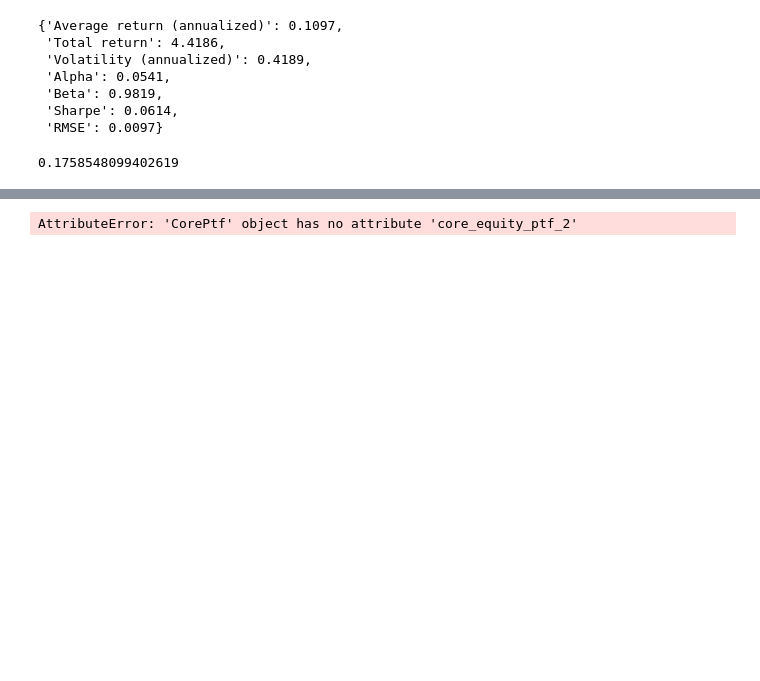
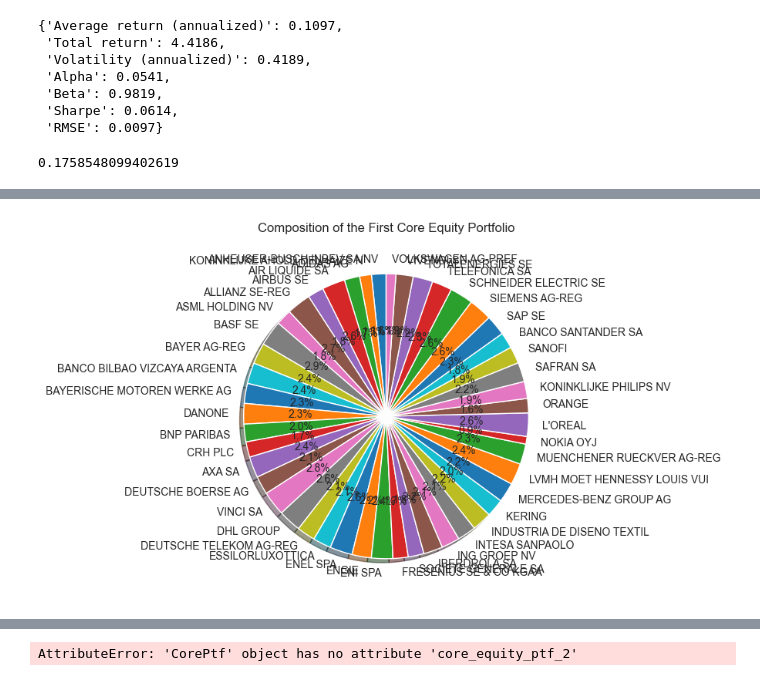
Before and after one commit to RomainCastellarnau/Financial-Econometrics-II, a Jupyter notebook: Code/core_portfolio.ipynb, the cells around one changed output, grey strips where cells are left out. Cells and saved outputs as stored; diff of their text form; code cells hidden in the pictures; blank space fills up the shorter version.

```diff
--- a/Code/core_portfolio.ipynb
+++ b/Code/core_portfolio.ipynb
@@ -120,0 +121,4 @@ model.plot_alpha_distribution()
+# %%
+model.plot_core_ptf_comp()
+# %% [output]
+[figure, added]
```
Also changed, not shown: parts of 3 cells of this notebook.
